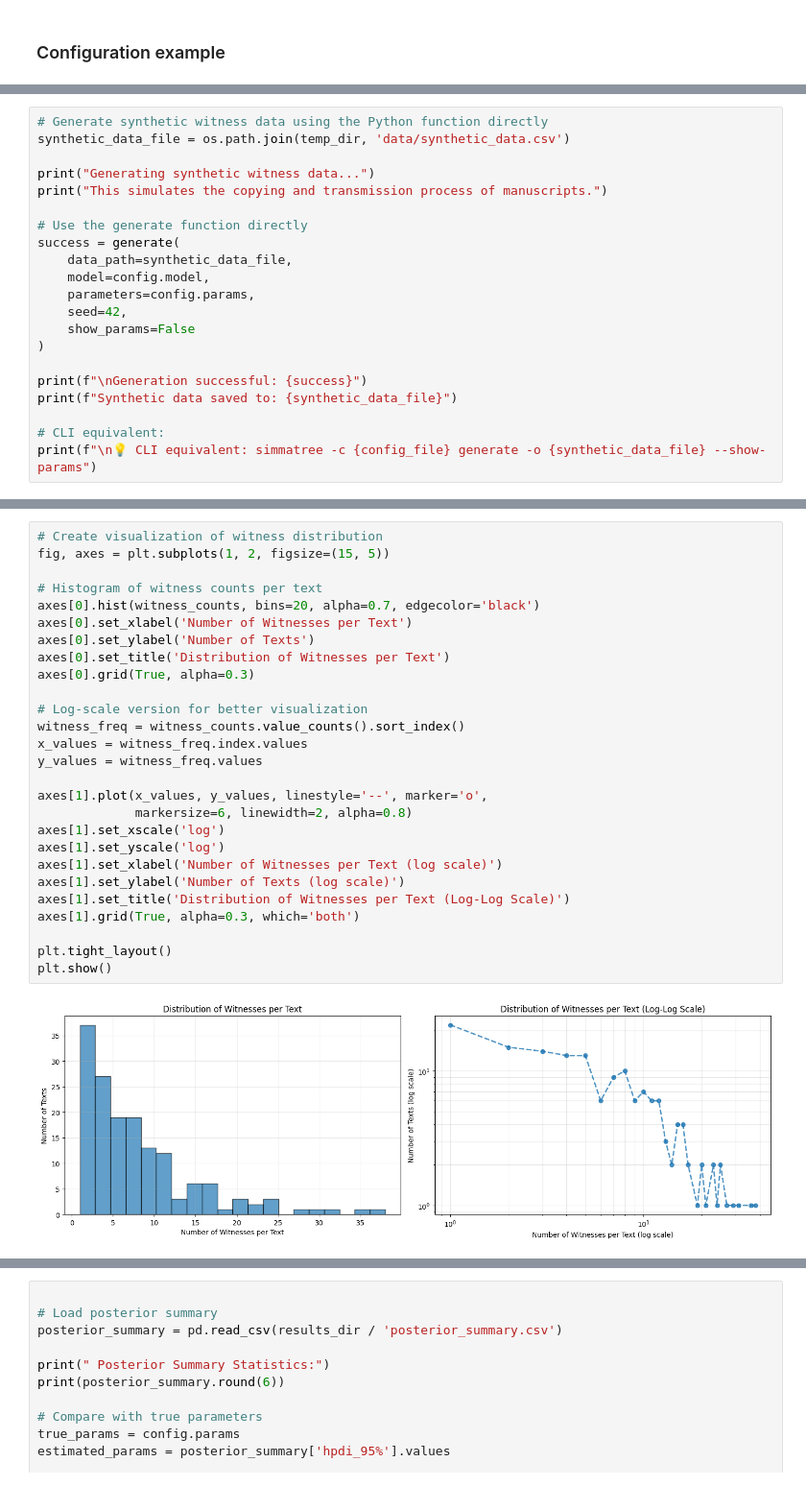
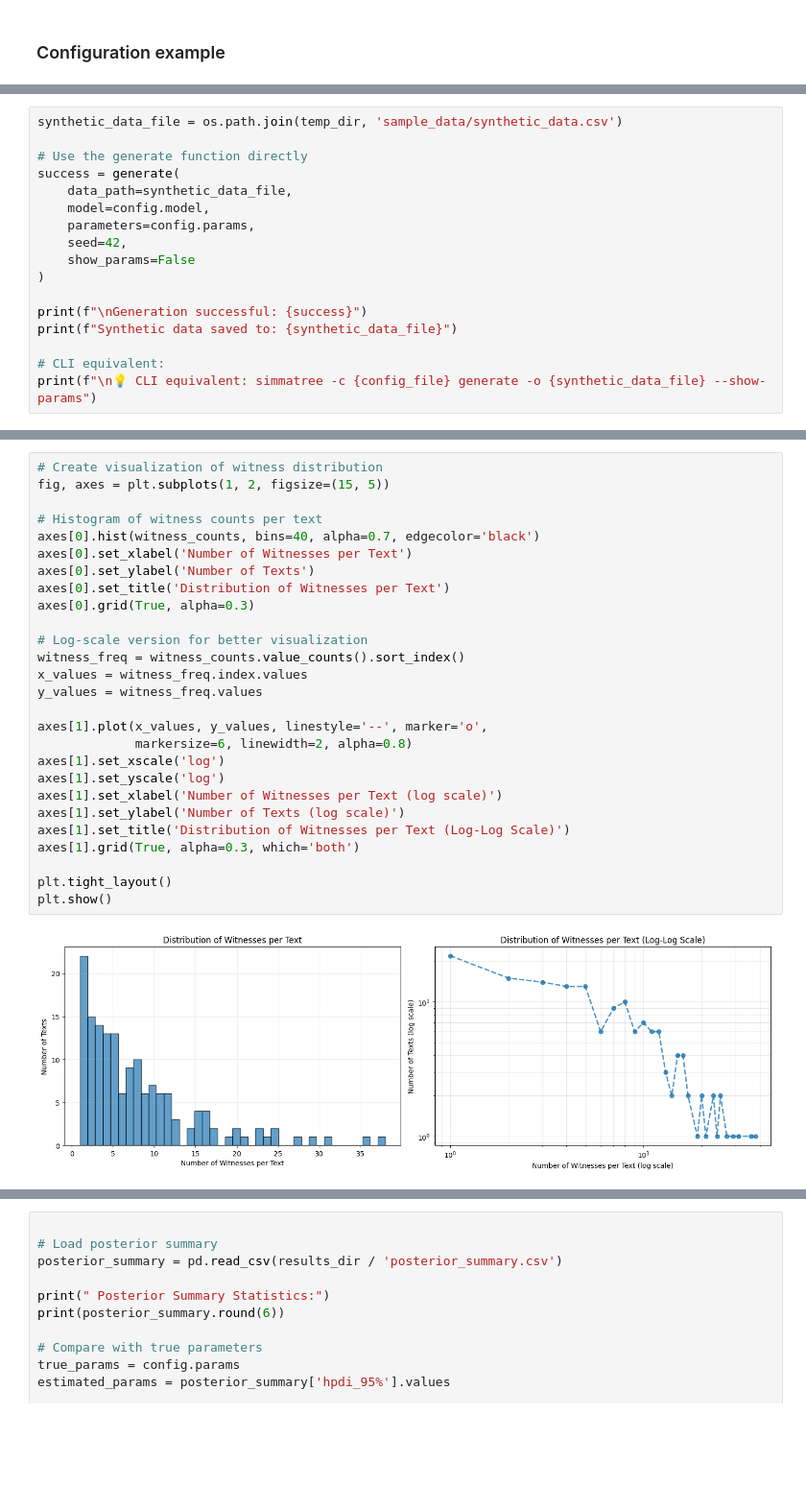
Before and after one commit to LostMa-ERC/simMAtree_workshop, a Jupyter notebook: main.ipynb, the cells around one changed output, grey strips where cells are left out. Shown at 96% size. Drawn from its saved outputs; the diff is of its cells as text; blank space fills up the shorter version.

```diff
--- a/main.ipynb
+++ b/main.ipynb
@@ -89,9 +122,5 @@ Configuration saved to: /content/BD_example.yml
 # %%
-# Generate synthetic witness data using the Python function directly
-synthetic_data_file = os.path.join(temp_dir, 'data/synthetic_data.csv')
-
-print("Generating synthetic witness data...")
-print("This simulates the copying and transmission process of manuscripts.")
+synthetic_data_file = os.path.join(temp_dir, 'sample_data/synthetic_data.csv')
 
 # Use the generate function directly
 success = generate(
@@ -161,30 +183,30 @@ Texts with only 1 witness: 22
 # %%
 # Create visualization of witness distribution
 fig, axes = plt.subplots(1, 2, figsize=(15, 5))
 
 # Histogram of witness counts per text
-axes[0].hist(witness_counts, bins=20, alpha=0.7, edgecolor='black')
+axes[0].hist(witness_counts, bins=40, alpha=0.7, edgecolor='black')
 axes[0].set_xlabel('Number of Witnesses per Text')
 axes[0].set_ylabel('Number of Texts')
 axes[0].set_title('Distribution of Witnesses per Text')
 axes[0].grid(True, alpha=0.3)
 
 # Log-scale version for better visualization
 witness_freq = witness_counts.value_counts().sort_index()
 x_values = witness_freq.index.values
 y_values = witness_freq.values
 
 axes[1].plot(x_values, y_values, linestyle='--', marker='o',
              markersize=6, linewidth=2, alpha=0.8)
 axes[1].set_xscale('log')
 axes[1].set_yscale('log')
 axes[1].set_xlabel('Number of Witnesses per Text (log scale)')
 axes[1].set_ylabel('Number of Texts (log scale)')
 axes[1].set_title('Distribution of Witnesses per Text (Log-Log Scale)')
 axes[1].grid(True, alpha=0.3, which='both')
 
 plt.tight_layout()
 plt.show()
 # %% [output]
-[figure, old version]
+[figure, new version]
 # %% [markdown]
```
Also changed, not shown: parts of 15 cells of this notebook.
